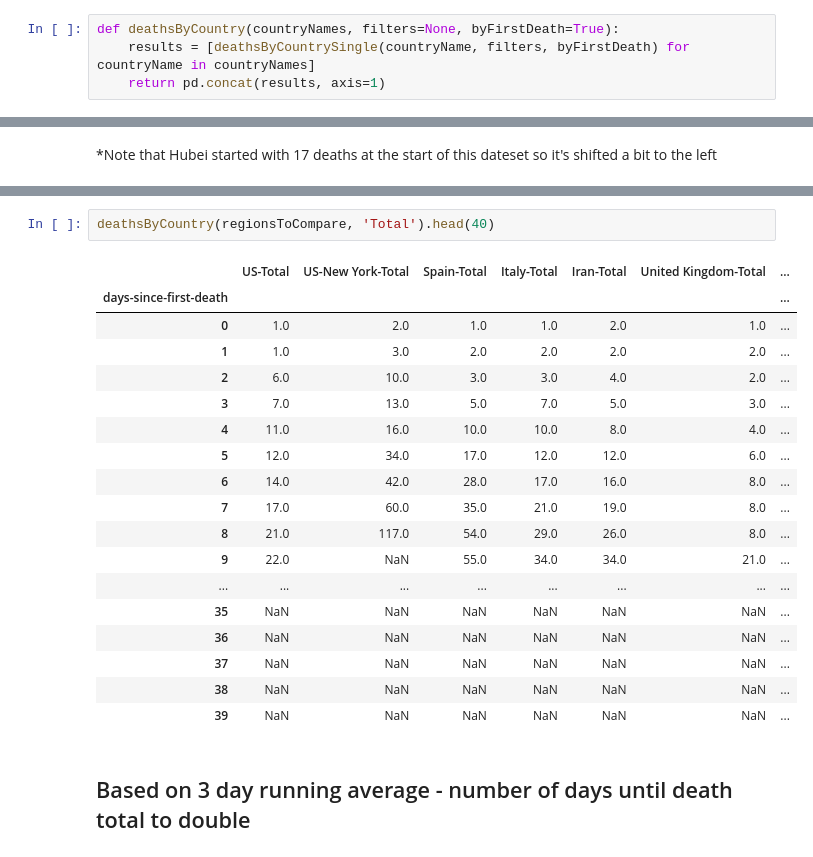
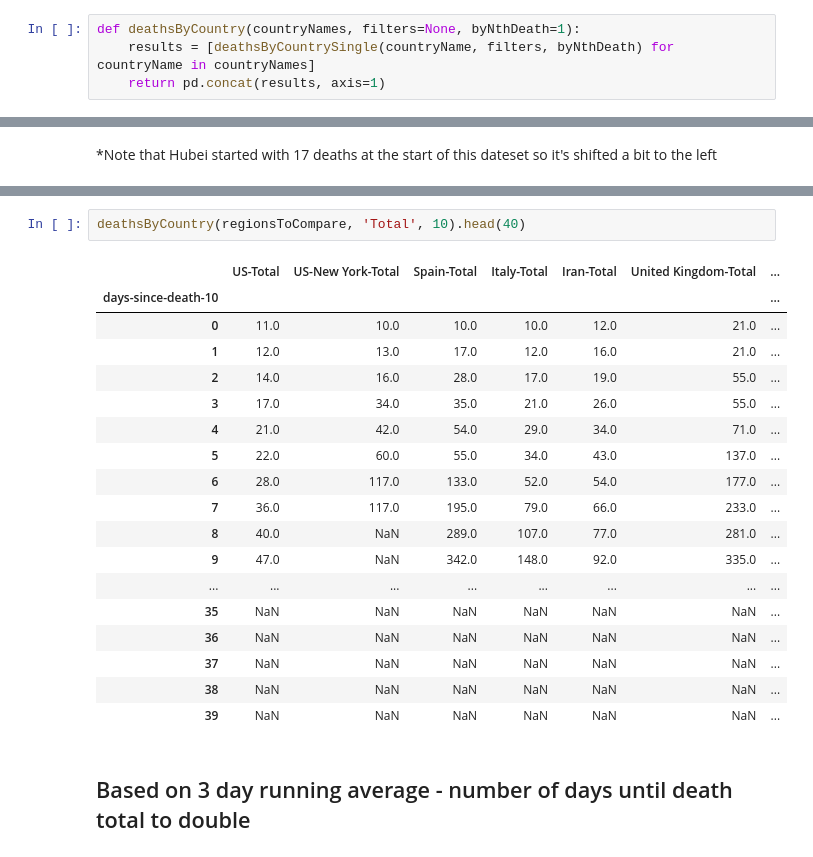
Before and after one commit to jrkhan/preliminary-covid, a Jupyter notebook: US Covid-19 Deaths.ipynb, the cells around one changed output, grey strips where cells are left out. Drawn from its saved outputs; the diff is of its cells as text.

```diff
--- a/US Covid-19 Deaths.ipynb
+++ b/US Covid-19 Deaths.ipynb
@@ -10,8 +10,8 @@ data_1 = pd.read_csv("https://raw.githubusercontent.com/CSSEGISandData/COVID-19/
 data_2 = pd.read_csv("https://raw.githubusercontent.com/CSSEGISandData/COVID-19/master/csse_covid_19_data/csse_covid_19_time_series/time_series_19-covid-Deaths.csv")
 data = data_1.append(data_2)
 # %%
-def deathsByCountry(countryNames, filters=None, byFirstDeath=True):
-    results = [deathsByCountrySingle(countryName, filters, byFirstDeath) for countryName in countryNames]
+def deathsByCountry(countryNames, filters=None, byNthDeath=1):
+    results = [deathsByCountrySingle(countryName, filters, byNthDeath) for countryName in countryNames]
     return pd.concat(results, axis=1)
 # %%
 #compare by date of first death
@@ -101,18 +104,18 @@ totalsPlot = deathsByCountry(regionsToCompare, 'Total').plot(kind='line').set_yl
 # %%
-deathsByCountry(regionsToCompare, 'Total').head(40)
+deathsByCountry(regionsToCompare, 'Total', 10).head(40)
 # %% [output]
 |  | US-Total | US-New York-Total | Spain-Total | Italy-Total | Iran-Total | United Kingdom-Total | ... |
-| days-since-first-death |  |  |  |  |  |  | ... |
-| 0 | 1.0 | 2.0 | 1.0 | 1.0 | 2.0 | 1.0 | ... |
-| 1 | 1.0 | 3.0 | 2.0 | 2.0 | 2.0 | 2.0 | ... |
-| 2 | 6.0 | 10.0 | 3.0 | 3.0 | 4.0 | 2.0 | ... |
-| 3 | 7.0 | 13.0 | 5.0 | 7.0 | 5.0 | 3.0 | ... |
-| 4 | 11.0 | 16.0 | 10.0 | 10.0 | 8.0 | 4.0 | ... |
-| 5 | 12.0 | 34.0 | 17.0 | 12.0 | 12.0 | 6.0 | ... |
-| 6 | 14.0 | 42.0 | 28.0 | 17.0 | 16.0 | 8.0 | ... |
-| 7 | 17.0 | 60.0 | 35.0 | 21.0 | 19.0 | 8.0 | ... |
-| 8 | 21.0 | 117.0 | 54.0 | 29.0 | 26.0 | 8.0 | ... |
-| 9 | 22.0 | NaN | 55.0 | 34.0 | 34.0 | 21.0 | ... |
+| days-since-death-10 |  |  |  |  |  |  | ... |
+| 0 | 11.0 | 10.0 | 10.0 | 10.0 | 12.0 | 21.0 | ... |
+| 1 | 12.0 | 13.0 | 17.0 | 12.0 | 16.0 | 21.0 | ... |
+| 2 | 14.0 | 16.0 | 28.0 | 17.0 | 19.0 | 55.0 | ... |
+| 3 | 17.0 | 34.0 | 35.0 | 21.0 | 26.0 | 55.0 | ... |
+| 4 | 21.0 | 42.0 | 54.0 | 29.0 | 34.0 | 71.0 | ... |
+| 5 | 22.0 | 60.0 | 55.0 | 34.0 | 43.0 | 137.0 | ... |
+| 6 | 28.0 | 117.0 | 133.0 | 52.0 | 54.0 | 177.0 | ... |
+| 7 | 36.0 | 117.0 | 195.0 | 79.0 | 66.0 | 233.0 | ... |
+| 8 | 40.0 | NaN | 289.0 | 107.0 | 77.0 | 281.0 | ... |
+| 9 | 47.0 | NaN | 342.0 | 148.0 | 92.0 | 335.0 | ... |
 | ... | ... | ... | ... | ... | ... | ... | ... |
 | 35 | NaN | NaN | NaN | NaN | NaN | NaN | ... |
 | 36 | NaN | NaN | NaN | NaN | NaN | NaN | ... |
```
Also changed, not shown: parts of 10 cells of this notebook.
